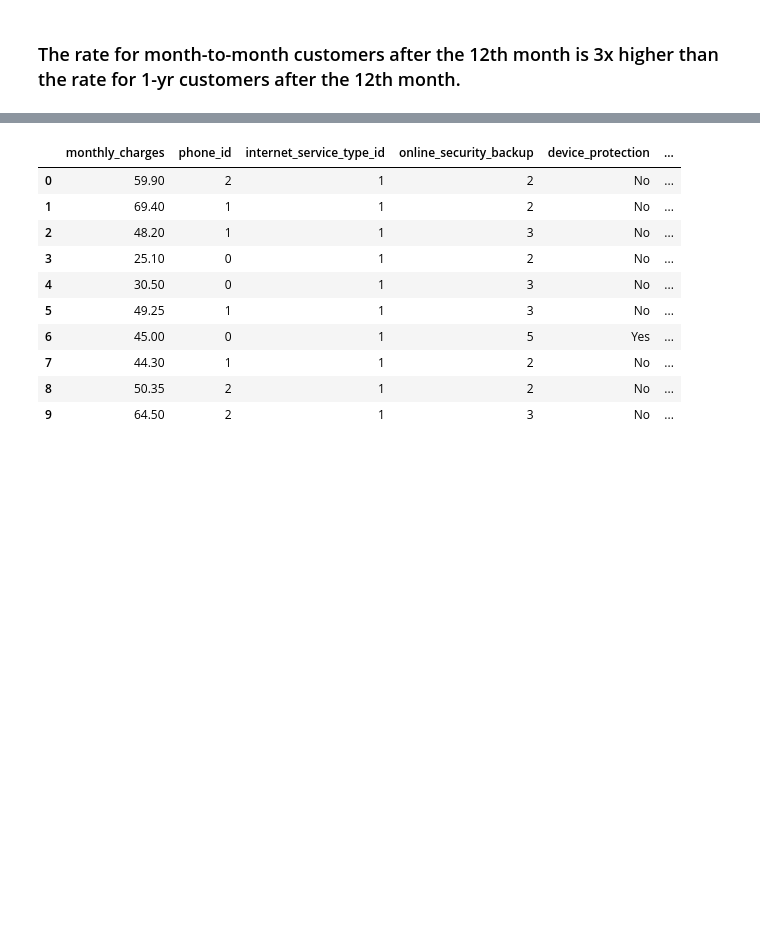
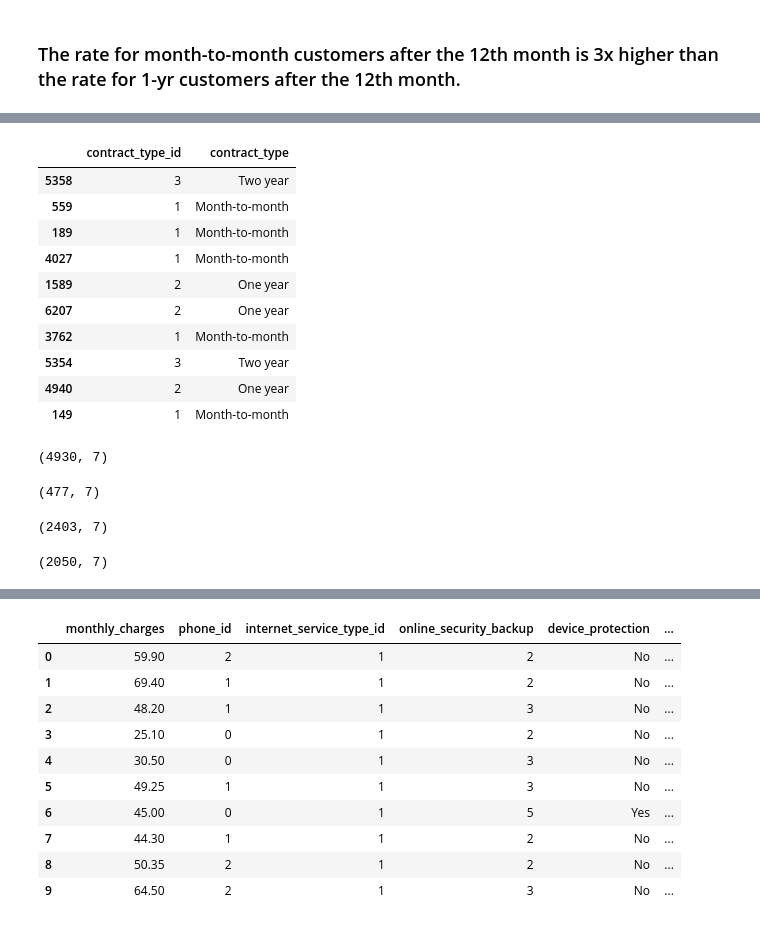
Before and after one commit to jess-katy/classification_project, a Jupyter notebook: Classification_Proj_Jess_Katy_MASTER.ipynb, the cells around one changed output, grey strips where cells are left out. Saved outputs shown, nothing was run; the diff lists cells and outputs as text; code cells hidden in the pictures; blank space fills up the shorter version.

```diff
--- a/Classification_Proj_Jess_Katy_MASTER.ipynb
+++ b/Classification_Proj_Jess_Katy_MASTER.ipynb
@@ -881,0 +938,14 @@ Controlling for services (phone_id, internet_service_type_id, online_security_ba
+# %%
+train_df[['contract_type_id','contract_type']].head(10)
+# %% [output]
+|  | contract_type_id | contract_type |
+| 5358 | 3 | Two year |
+| 559 | 1 | Month-to-month |
+| 189 | 1 | Month-to-month |
+| 4027 | 1 | Month-to-month |
+| 1589 | 2 | One year |
+| 6207 | 2 | One year |
+| 3762 | 1 | Month-to-month |
+| 5354 | 3 | Two year |
+| 4940 | 2 | One year |
+| 149 | 1 | Month-to-month |
@@ -881,0 +954,19 @@ Controlling for services (phone_id, internet_service_type_id, online_security_ba
+# %%
+features_df.shape
+# %% [output]
+(4930, 7)
+# %%
+no_phone_df = features_df[features_df['phone_id']==0]
+no_phone_df.shape
+# %% [output]
+(477, 7)
+# %%
+one_phone_df = features_df[features_df['phone_id']==1]
+one_phone_df.shape
+# %% [output]
+(2403, 7)
+# %%
+mult_phone_df = features_df[features_df['phone_id']==2]
+mult_phone_df.shape
+# %% [output]
+(2050, 7)
```
Also changed, not shown: parts of 29 cells of this notebook.
